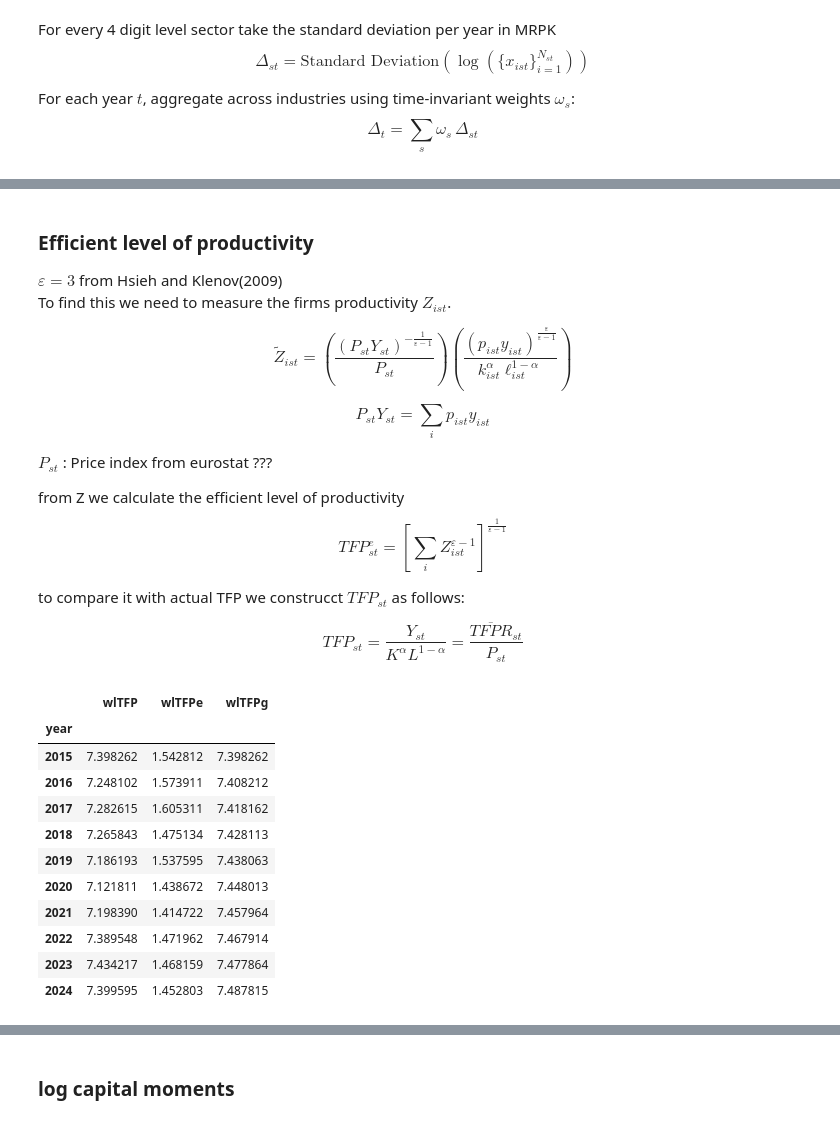
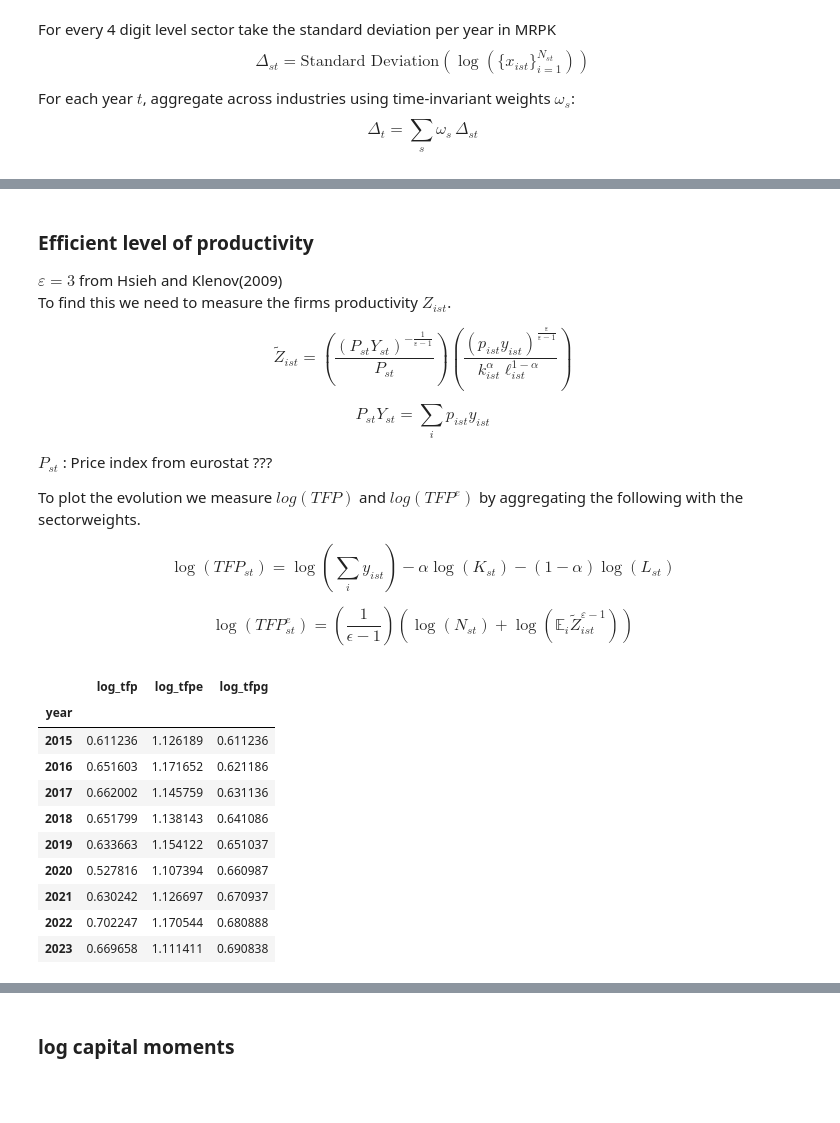
Before and after one commit to CurdinLieberherr/Master-Thesis, a Jupyter notebook: Dispersion Trend.ipynb, the cells around one changed output, grey strips where cells are left out. Saved outputs shown, nothing was run; the diff lists cells and outputs as text; code cells hidden in the pictures; blank space fills up the shorter version.

```diff
--- a/Dispersion Trend.ipynb
+++ b/Dispersion Trend.ipynb
@@ -97,11 +84,19 @@ $\omega_s$:
 $$
     \Delta_t = \sum_{s} \omega_s \, \Delta_{st}
 $$
+# %%
+#winsorize function to drop the stupid ones
+def winsorise(s, lower=0.1, upper=0.9):
+    lo, hi = s.quantile([lower, upper])
+    return s.clip(lo, hi)
 # %%
 #calcualte dispersion from log MRPK and MRPL
 df['log_MRPK'] = np.log(df['MRPK'])
 df['log_MRPL'] = np.log(df['MRPL'])
 df['log_TFPR'] = np.log(df['TFPR'])
+
+for var in ['log_MRPK', 'log_MRPL', 'log_TFPR']:
+    df[var] = df.groupby(['sector', 'year'])[var].transform(winsorise)
 
 #group by sector, year and take std
 disp = df.groupby(['sector', 'year']).agg(
@@ -177,56 +171,57 @@ $$
 
 $ P_{st} $ : Price index from eurostat ???
 
-from Z we calculate the efficient level of productivity
+To plot the evolution we measure $ log(TFP) $ and $ log(TFP^e) $ by aggregating the following with the sectorweights.
+
 $$
-TFP^e_{st} = \left[ \sum_i Z^{\varepsilon-1}_{ist}    \right]^\frac{1}{\varepsilon-1}
+\log(TFP_{st}) = \log(\sum_i{y_{ist}}) - \alpha \log(K_{st}) - (1-\alpha)\log(L_{st})
 $$
 
-to compare it with actual TFP we construcct $TFP_{st}$ as follows:
-
 $$
-TFP_{st} = \frac{Y_{st}}{K^\alpha L^{1-\alpha}} = \frac{\overline{TFPR}_{st}}{P_{st}}
+\log(TFP^e_{st}) = (\frac{1}{\epsilon - 1})(\log(N_{st}) + \log(\mathbb{E}_i \tilde{Z}_{i s t}^{\varepsilon-1}))
 $$
 # %%
 #calculate firm productivity z
 EPSILON = 3
 
 #calculate sectorrevenue and merge to df
 sectorrevenue = df.groupby(['year', 'sector']).agg(nvad_s = ('nvad', 'sum')).reset_index()
 df = df.merge(sectorrevenue, on=['year', 'sector'], how='left')
 
 #calculate firm productivity
 df['Z'] = ((df['nvad_s']**(-(1/(EPSILON-1)))) / df['priceind'] ) * ( (df['nvad']**(EPSILON/(EPSILON-1))) / ( (df['k']**alpha) * df['l']**(1-alpha)) )
-df['Z_elast'] = df['Z'] ** (EPSILON-1)
-df['TFP'] = df['TFPR'] / df['priceind']
-#calculate tfp per sector
-tfp_st = df.groupby(['year', 'sector']).agg(
-    TFPe = ('Z_elast', 'sum'),
-    TFP = ('TFPR', 'sum')
-).reset_index()
-tfp_st['TFPe'] = tfp_st['TFPe'] ** (1/(EPSILON-1))
+df['Z_pow'] = df['Z'] ** (EPSILON - 1)
+#df groupby sector and year
+sdf = df.groupby(['year', 'sector'])
+#calcualte log tfpe and tfp per year and sector by the formulas above
+log_tfpe_st =   ((1/(EPSILON-1))
+             * (np.log(sdf['FirmName'].count()) + np.log(sdf['Z_pow'].mean()) )
+            )
+log_tfp_st = np.log(sdf['y'].sum()) - alpha * np.log(sdf['k'].sum()) - (1-alpha) * np.log(sdf['l'].sum())
+#multiply with the sectorweights and sum to get tfp and tfpe per year
+tfp_st_df = pd.concat([log_tfpe_st, log_tfp_st], axis=1)
+tfp_st_df.columns = ['log_tfpe_st', 'log_tfp_st']
+tfp_st_df = tfp_st_df.reset_index()
+tfp_st_df = tfp_st_df.merge(weights, on= 'sector', how='left')
+tfp_st_df['wlogtfpe'] = tfp_st_df['log_tfpe_st'] * tfp_st_df['sectorweight']
+tfp_st_df['wlogtfp'] = tfp_st_df['log_tfp_st'] * tfp_st_df['sectorweight']
+tfp_df = tfp_st_df.groupby('year').agg(log_tfp = ('wlogtfp', 'sum'),
+                                       log_tfpe = ('wlogtfpe', 'sum'))
+#add a 1% growth tfp
+tfp_df['log_tfpg'] = tfp_df['log_tfp'].iloc[0] + np.log(1.01) * np.arange(len(tfp_df))
 
-#add time invariant weights
-tfp_st = tfp_st.merge(weights, on='sector', how='left')
-tfp_st['wlTFP'] = np.log(tfp_st['TFP']) * tfp_st['sectorweight']
-tfp_st['wlTFPe'] = np.log(tfp_st['TFPe']) * tfp_st['sectorweight']
-
-tfp_t = tfp_st.groupby('year').agg({'wlTFP': 'sum', 'wlTFPe': 'sum'})
-tfp_t['wlTFPg'] = tfp_t['wlTFP'].iloc[0] + np.log(1.01) * np.arange(len(tfp_t))
-
-tfp_t
+tfp_df
 # %% [output]
-|  | wlTFP | wlTFPe | wlTFPg |
+|  | log_tfp | log_tfpe | log_tfpg |
 | year |  |  |  |
-| 2015 | 7.398262 | 1.542812 | 7.398262 |
-| 2016 | 7.248102 | 1.573911 | 7.408212 |
-| 2017 | 7.282615 | 1.605311 | 7.418162 |
-| 2018 | 7.265843 | 1.475134 | 7.428113 |
-| 2019 | 7.186193 | 1.537595 | 7.438063 |
-| 2020 | 7.121811 | 1.438672 | 7.448013 |
-| 2021 | 7.198390 | 1.414722 | 7.457964 |
-| 2022 | 7.389548 | 1.471962 | 7.467914 |
-| 2023 | 7.434217 | 1.468159 | 7.477864 |
-| 2024 | 7.399595 | 1.452803 | 7.487815 |
+| 2015 | 0.611236 | 1.126189 | 0.611236 |
+| 2016 | 0.651603 | 1.171652 | 0.621186 |
+| 2017 | 0.662002 | 1.145759 | 0.631136 |
+| 2018 | 0.651799 | 1.138143 | 0.641086 |
+| 2019 | 0.633663 | 1.154122 | 0.651037 |
+| 2020 | 0.527816 | 1.107394 | 0.660987 |
+| 2021 | 0.630242 | 1.126697 | 0.670937 |
+| 2022 | 0.702247 | 1.170544 | 0.680888 |
+| 2023 | 0.669658 | 1.111411 | 0.690838 |
 # %%
 #create plot
```
Also changed, not shown: parts of 6 cells of this notebook, 1 other file.
